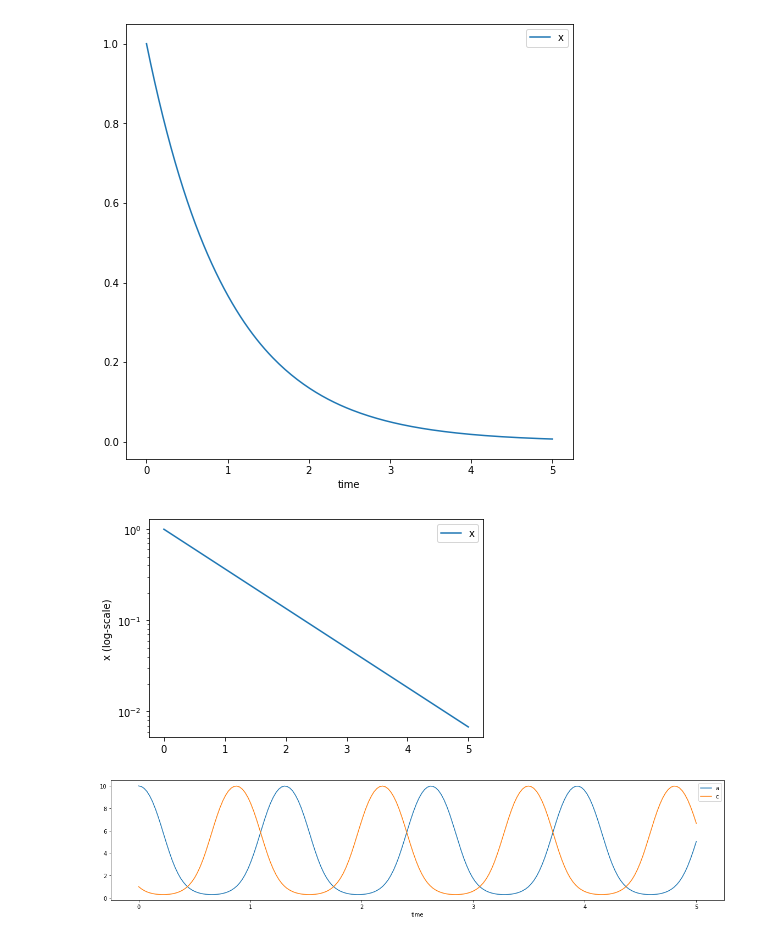
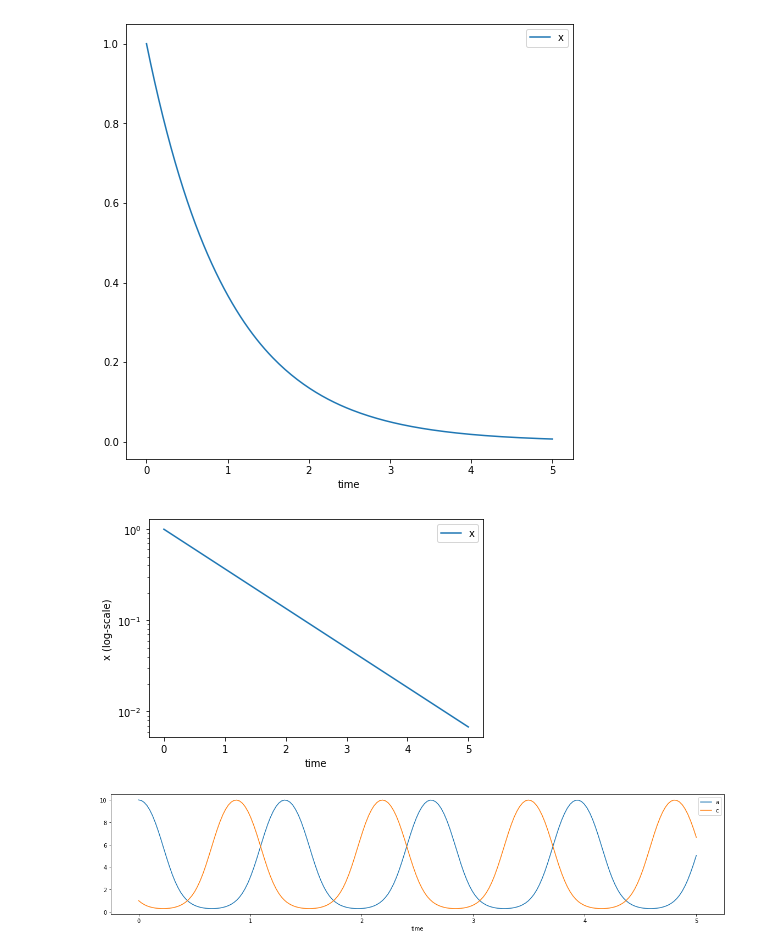
Before and after one commit to UC-Davis-molecular-computing/gpac, a Jupyter notebook: notebook.ipynb, the cells around one changed output. Cells and saved outputs as stored; diff of their text form; code cells hidden in the pictures.

```diff
--- a/notebook.ipynb
+++ b/notebook.ipynb
@@ -6,24 +6,25 @@ import numpy as np
 # %%
 # exponential decay
 x = sympy.symbols('x')
 odes = {x: -x}                  # differential equation  x' = -x
 initial_values = {x: 1}         # initial value of x
 t_eval = np.linspace(0, 5, 200) # times at which to plot values of x
 
 gpac.plot(odes, initial_values, t_eval=t_eval)
 
 # for more control over plotting, call integrate_odes to get solution
 # and plot it directly using matplotlib functions
 solution = gpac.integrate_odes(odes, initial_values, t_eval=t_eval)
 import matplotlib.pyplot as plt
 plt.plot(solution.t, solution.y[0], label='x')
 plt.legend()
 plt.yscale('log')
 plt.ylabel('x (log-scale)')
+plt.xlabel('time')
 plt.show()
 # %% [output]
 [figure]
-[figure, old version]
+[figure, new version]
 # %%
 # plot solution to rock-paper-scissors (RPS) oscillator described by these chemical reactions:
 # A+B -> 2B
```
